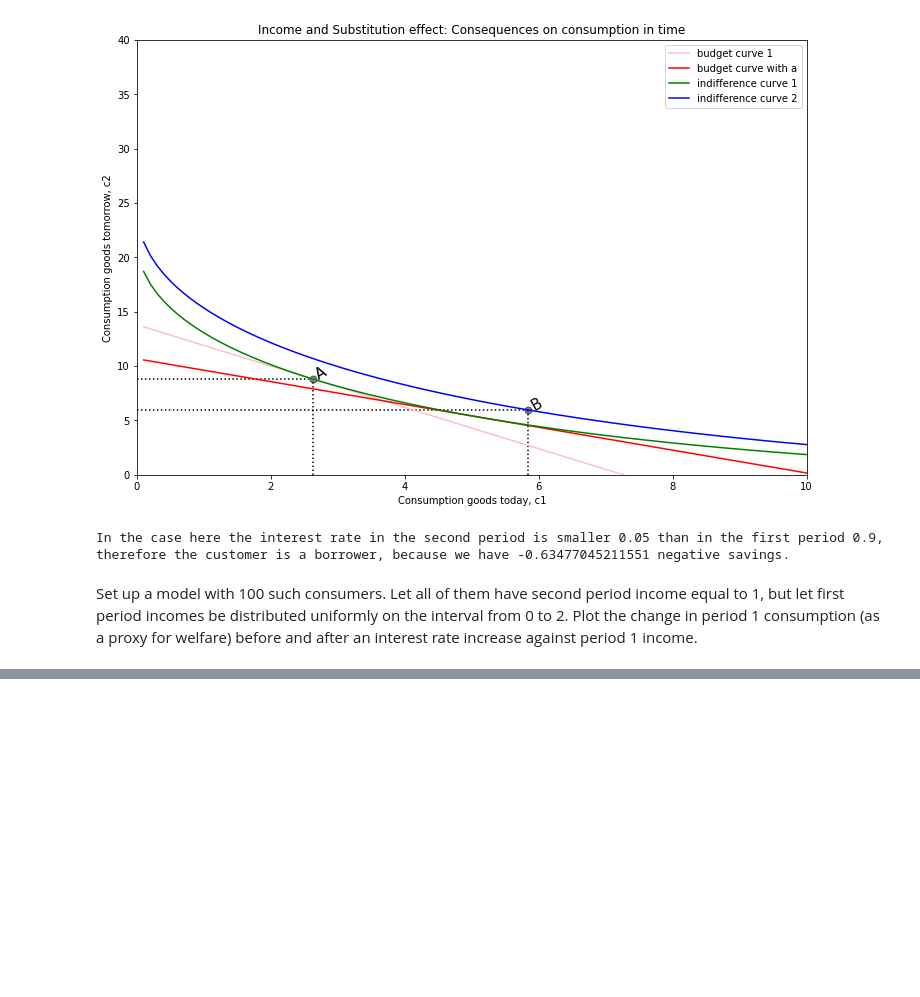
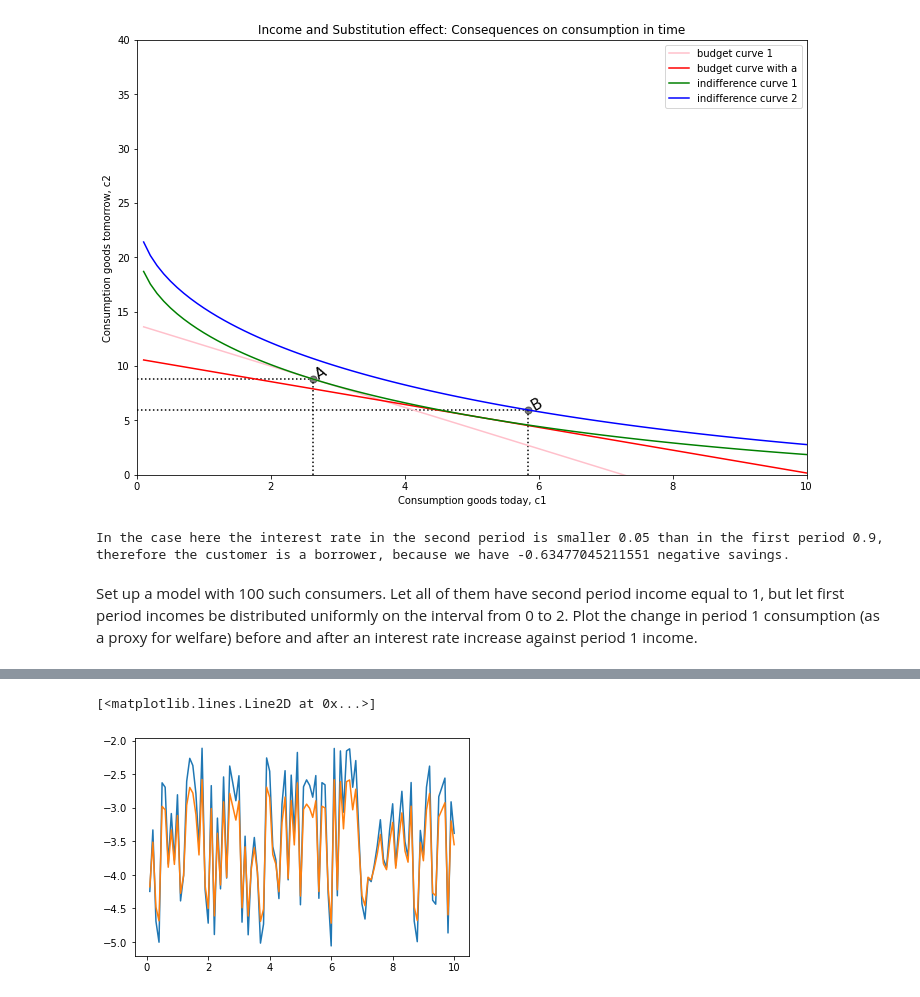
Before and after one commit to PaulineMalaguti/EBA3650, a Jupyter notebook: Lecture 5/QE_Problem_Set_5.ipynb, the cells around one changed output, grey strips where cells are left out. Drawn from its saved outputs; the diff is of its cells as text; code cells hidden in the pictures; blank space fills up the shorter version.

```diff
--- a/Lecture 5/QE_Problem_Set_5.ipynb
+++ b/Lecture 5/QE_Problem_Set_5.ipynb
@@ -307,0 +370,30 @@ after an interest rate increase against period 1 income.
+# %%
+# define the things we need
+n = 100 ; In1 = np.random.uniform(0,2,n) ; I2 = 1 ; r1 = 0.9 ; r2 = 0.05
+before = [] ; after = []
+
+for i in range(n):
+    I1 = In1[i]
+    a = newton_add(diff_indirect_utilities, 1, [I1, I2, r1, r2]) #Income level
+
+    c1 = np.linspace(0.1, 10, 100) # quantity of good today
+
+
+    # get the utility levels
+    u_bar = indirect_utility(I1, I2, r1)
+    u_bar2 = indirect_utility(I1, I2, r2)
+
+    # express utility max as a function of quantity of good 2
+    c21 = np.zeros((100,1)) ; c22 = np.zeros((100,1))
+
+    for idx in range(len(c1)):
+        c21[idx] = indifference(c1[idx], u_bar)
+        c22[idx] = indifference(c1[idx], u_bar2)
+    before.append(c21[idx])
+    after.append(c22[idx])
+
+plt.plot(c1,before)
+plt.plot(c1,after)
+# %% [output]
+[<matplotlib.lines.Line2D at 0x...>]
+[figure, added]
```
Also changed, not shown: parts of 1 cell of this notebook.
